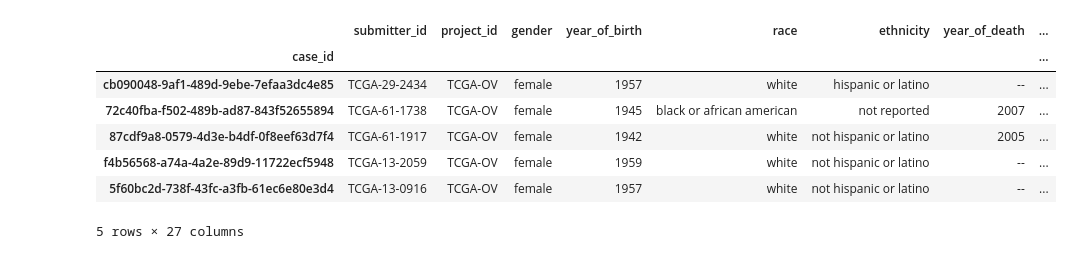
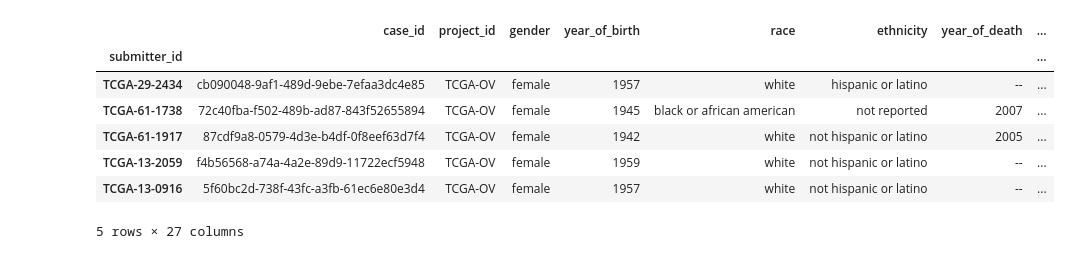
Before and after one commit to hfreid17/ovarian-cancer, a Jupyter notebook: ovariancancerclinicalanalysis.ipynb, the cells around one changed output. Drawn from its saved outputs; the diff is of its cells as text; code cells hidden in the pictures.

```diff
--- a/ovariancancerclinicalanalysis.ipynb
+++ b/ovariancancerclinicalanalysis.ipynb
@@ -4,15 +4,15 @@ import numpy as np
 import scipy as ss
 # %%
 # reading in TCGA ovarian cancer clinical data
-df_clinical2 = pd.read_csv("/Users/maayanlab/Downloads/clinical.cart.2018-06-28/clinical.csv").set_index('case_id')
+df_clinical = pd.read_csv("/Users/maayanlab/Downloads/clinical.cart.2018-06-28/clinical.csv").set_index('submitter_id')
 # %%
-df_clinical2.head()
+df_clinical.head()
 # %% [output]
-|  | submitter_id | project_id | gender | year_of_birth | race | ethnicity | year_of_death | ... |
-| case_id |  |  |  |  |  |  |  | ... |
-| cb090048-9af1-489d-9ebe-7efaa3dc4e85 | TCGA-29-2434 | TCGA-OV | female | 1957 | white | hispanic or latino | -- | ... |
-| 72c40fba-f502-489b-ad87-843f52655894 | TCGA-61-1738 | TCGA-OV | female | 1945 | black or african american | not reported | 2007 | ... |
-| 87cdf9a8-0579-4d3e-b4df-0f8eef63d7f4 | TCGA-61-1917 | TCGA-OV | female | 1942 | white | not hispanic or latino | 2005 | ... |
-| f4b56568-a74a-4a2e-89d9-11722ecf5948 | TCGA-13-2059 | TCGA-OV | female | 1959 | white | not hispanic or latino | -- | ... |
-| 5f60bc2d-738f-43fc-a3fb-61ec6e80e3d4 | TCGA-13-0916 | TCGA-OV | female | 1957 | white | not hispanic or latino | -- | ... |
+|  | case_id | project_id | gender | year_of_birth | race | ethnicity | year_of_death | ... |
+| submitter_id |  |  |  |  |  |  |  | ... |
+| TCGA-29-2434 | cb090048-9af1-489d-9ebe-7efaa3dc4e85 | TCGA-OV | female | 1957 | white | hispanic or latino | -- | ... |
+| TCGA-61-1738 | 72c40fba-f502-489b-ad87-843f52655894 | TCGA-OV | female | 1945 | black or african american | not reported | 2007 | ... |
+| TCGA-61-1917 | 87cdf9a8-0579-4d3e-b4df-0f8eef63d7f4 | TCGA-OV | female | 1942 | white | not hispanic or latino | 2005 | ... |
+| TCGA-13-2059 | f4b56568-a74a-4a2e-89d9-11722ecf5948 | TCGA-OV | female | 1959 | white | not hispanic or latino | -- | ... |
+| TCGA-13-0916 | 5f60bc2d-738f-43fc-a3fb-61ec6e80e3d4 | TCGA-OV | female | 1957 | white | not hispanic or latino | -- | ... |
 5 rows × 27 columns
```
Also changed, not shown: parts of 3 cells of this notebook, 1 other file.
